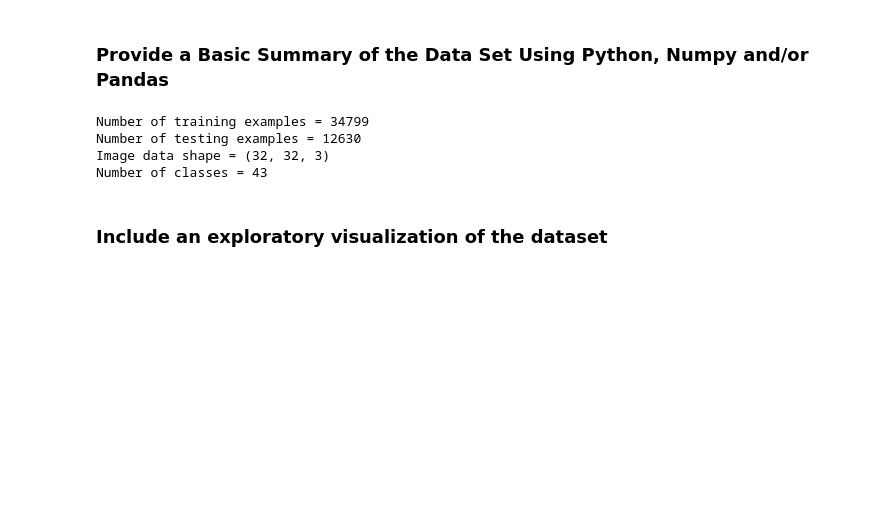
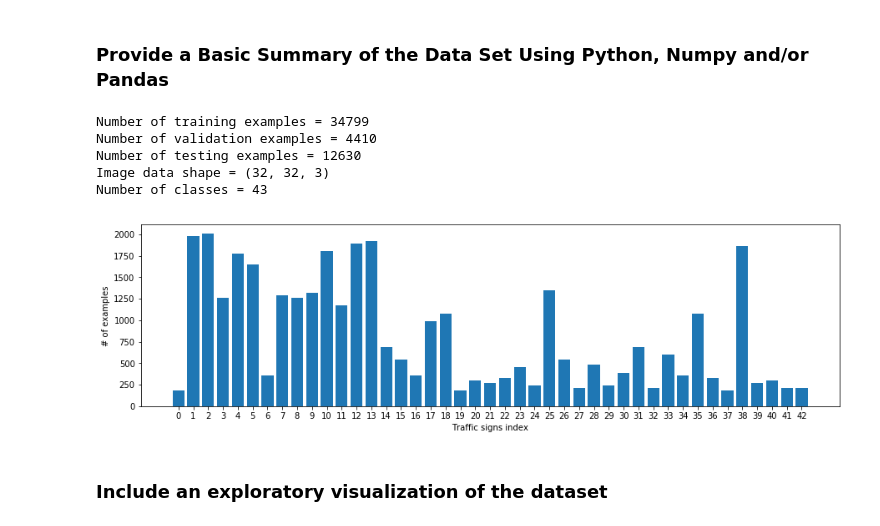
Before and after one commit to bwuzhang/CarND-Traffic-Sign-Classifier-Project, a Jupyter notebook: Traffic_Sign_Classifier.ipynb, the cells around one changed output. Drawn from its saved outputs; the diff is of its cells as text; code cells hidden in the pictures; blank space fills up the shorter version.

```diff
--- a/Traffic_Sign_Classifier.ipynb
+++ b/Traffic_Sign_Classifier.ipynb
@@ -59,33 +59,49 @@ Complete the basic data summary below. Use python, numpy and/or pandas methods t
 ### Use python, pandas or numpy methods rather than hard coding the results
 
 # TODO: Number of training examples
 n_train = len(X_train)
 
 # TODO: Number of validation examples
 n_validation = len(X_valid)
 
 # TODO: Number of testing examples.
 n_test = len(X_test)
 
 # TODO: What's the shape of an traffic sign image?
 image_shape = X_train.shape[1:]
 
 # TODO: How many unique classes/labels there are in the dataset.
 classes = []
 for i in y_train:
     if i not in classes:
         classes.append(i)
 n_classes = len(classes)
 
 print("Number of training examples =", n_train)
+print("Number of validation examples =", n_validation)
 print("Number of testing examples =", n_test)
 print("Image data shape =", image_shape)
 print("Number of classes =", n_classes)
+
+num_examples = np.zeros(n_classes)
+for i in y_train:
+    num_examples[i] += 1
+
+plt.figure(figsize=(15, 4))
+ax = plt.gca()
+ax.set_facecolor('white')
+plt.bar(np.arange(n_classes), num_examples)
+plt.ylabel('# of examples')
+plt.xticks(np.arange(n_classes), np.arange(n_classes))
+plt.xlabel('Traffic signs index')
+plt.show()
 # %% [output]
 Number of training examples = 34799
+Number of validation examples = 4410
 Number of testing examples = 12630
 Image data shape = (32, 32, 3)
 Number of classes = 43
+[figure, added]
 # %% [markdown]
 ### Include an exploratory visualization of the dataset
 # %% [markdown]
```
Also changed, not shown: parts of 6 cells of this notebook, 9 other files.
